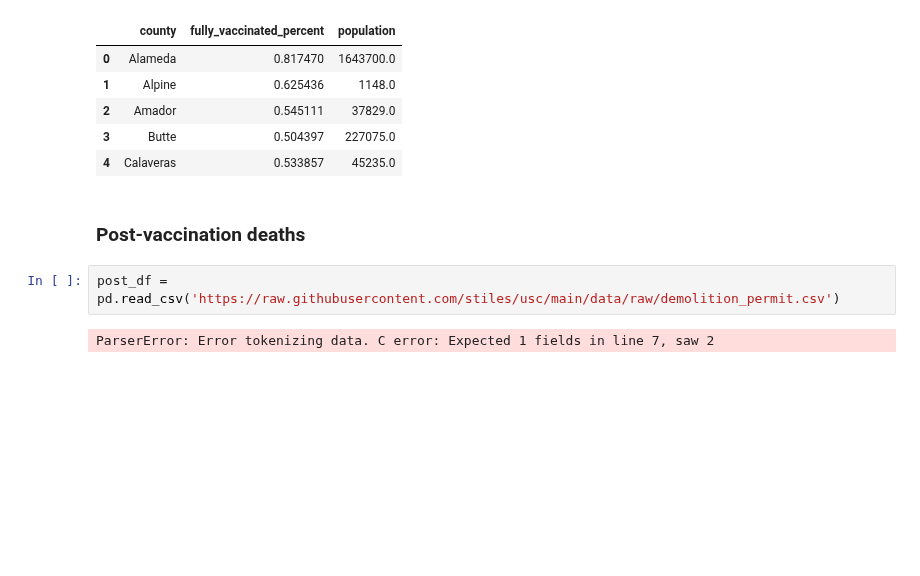
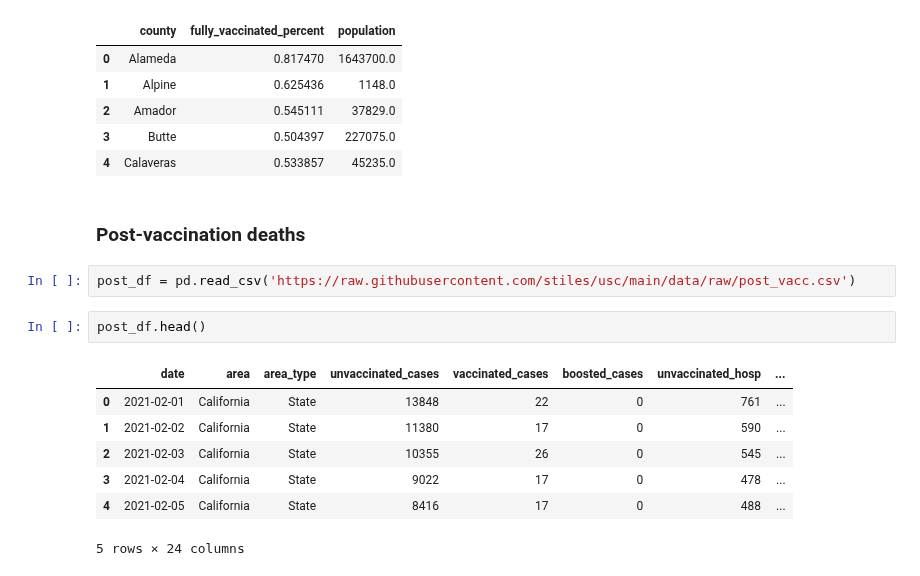
Before and after one commit to stiles/usc, a Jupyter notebook: students/eunbinka/Week_6.ipynb, the cells around one changed output. Cells and saved outputs as stored; diff of their text form; blank space fills up the shorter version.

```diff
--- a/students/eunbinka/Week_6.ipynb
+++ b/students/eunbinka/Week_6.ipynb
@@ -93,6 +93,14 @@ essential_df.head()
 # %% [markdown]
 ### Post-vaccination deaths
 # %%
-post_df = pd.read_csv('https://raw.githubusercontent.com/stiles/usc/main/data/raw/demolition_permit.csv')
+post_df = pd.read_csv('https://raw.githubusercontent.com/stiles/usc/main/data/raw/post_vacc.csv')
-# %% [output]
-ParserError: Error tokenizing data. C error: Expected 1 fields in line 7, saw 2
+# %%
+post_df.head()
+# %% [output]
+|  | date | area | area_type | unvaccinated_cases | vaccinated_cases | boosted_cases | unvaccinated_hosp | ... |
+| 0 | 2021-02-01 | California | State | 13848 | 22 | 0 | 761 | ... |
+| 1 | 2021-02-02 | California | State | 11380 | 17 | 0 | 590 | ... |
+| 2 | 2021-02-03 | California | State | 10355 | 26 | 0 | 545 | ... |
+| 3 | 2021-02-04 | California | State | 9022 | 17 | 0 | 478 | ... |
+| 4 | 2021-02-05 | California | State | 8416 | 17 | 0 | 488 | ... |
+5 rows × 24 columns
```
Also changed, not shown: 1 other file.
